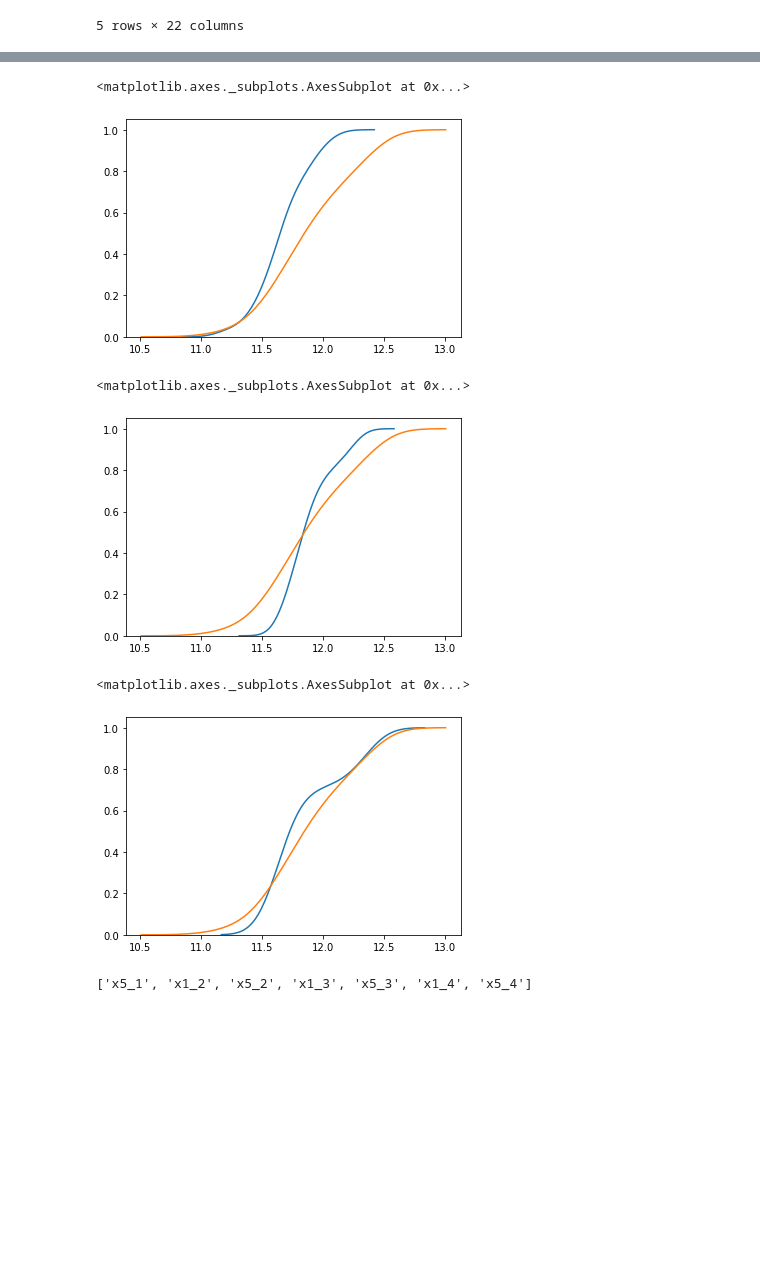
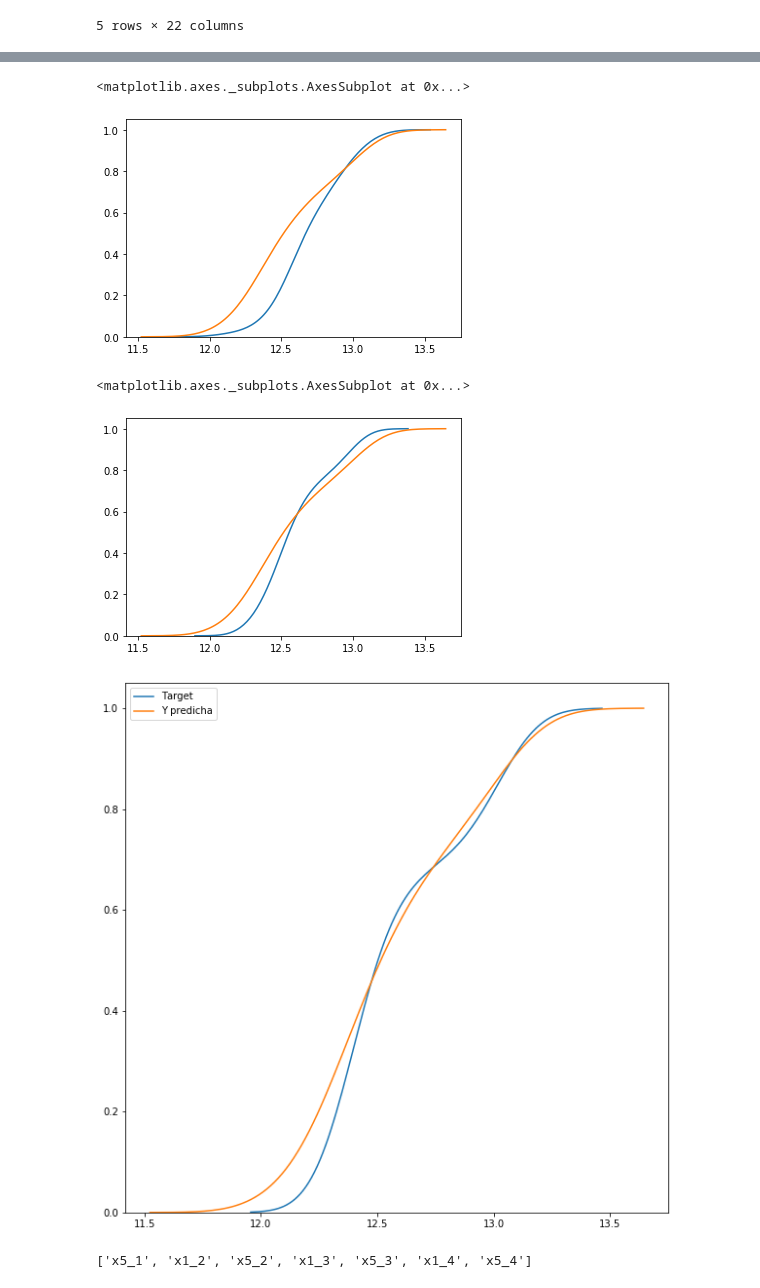
Before and after one commit to MVolterra/AMV-TEAM-2, a Jupyter notebook: Modelo.ipynb, the cells around one changed output, grey strips where cells are left out. Cells and saved outputs as stored; diff of their text form; code cells hidden in the pictures; blank space fills up the shorter version.

```diff
--- a/Modelo.ipynb
+++ b/Modelo.ipynb
@@ -90,6 +97,8 @@ for k in range(4):
     t['x4_%d'%(k+1)]=t.w.map(lambda x:(aux1[(aux1.w<=x)&(aux1.w>=x-k)][['CustomerID','Importe']].groupby('CustomerID').count().Importe>1)
                     .astype(int).sum())
     t['x5_%d'%(k+1)]=t.w.map(lambda x:(aux2[(aux2.w<=x)&(aux2.w>=x-k)].Importe>1).astype(int).sum())
+#Target
+t['target']=t.w.map(lambda x:Ventas[(Ventas.w<=x+2)&(Ventas.w>=x+1)].Importe.sum())
 t.head()
 # %% [output]
 |  | w | x1_1 | x2_1 | x3_1 | x4_1 | x5_1 | x1_2 | x2_2 | x3_2 | x4_2 | ... | ... |
@@ -102,7 +110,0 @@ t.head()
-# %%
-aux=Ventas[['w','Importe']].groupby('w').sum().reset_index()
-t['w0']=t.w + 2
-t = t.merge(aux,left_on=['w0'],right_on=['w'],how='left')
-t.drop(['w0','w_y'],axis=1,inplace=True)
-t.rename(columns={'Importe':'target','w_x':'w'},inplace=True)
-t.head()
@@ -178,5 +174,5 @@ print(mean_absolute_error(y_pred=modelo1.predict(Xv),y_true=yv))
 # %%
-param = dict(C=np.arange(0,20,0.1))
+param = dict(C=np.arange(0,30,0.1))
 grid = GridSearchCV(param_grid=param,cv=3,estimator=modelo2,n_jobs=-1,
                     error_score='mean_absolute_error',verbose=True)
 grid.fit(Xt,yt)
@@ -217,6 +212,6 @@ print(mean_absolute_error(y_pred=modelo_pasivo.predict(Xv),y_true=yv))
 # %%
-param2 = dict(C=np.arange(0,100,.1),kernel=['poly', 'rbf'])
-grid2 = GridSearchCV(param_grid=param2,cv=3,estimator=modelo3,n_jobs=-1,
+param2 = dict(C=np.arange(0,50,.1),kernel=['linear','poly', 'rbf'])
+grid2 = GridSearchCV(param_grid=param2,cv=4,estimator=modelo3,n_jobs=-1,
                     verbose=True)
 grid2.fit(Xt,yt)
 # %% [output]
@@ -333,19 +327,21 @@ sns.distplot(Y[['y^1']],hist=False,kde_kws={'cumulative':True})
 sns.distplot(Y[['target']],hist=False,kde_kws={'cumulative':True})
 # %% [output]
 <matplotlib.axes._subplots.AxesSubplot at 0x...>
-[figure, old version]
+[figure, new version]
 # %%
 sns.distplot(Y[['y^2']],hist=False,kde_kws={'cumulative':True})
 sns.distplot(Y[['target']],hist=False,kde_kws={'cumulative':True})
 # %% [output]
 <matplotlib.axes._subplots.AxesSubplot at 0x...>
-[figure, old version]
+[figure, new version]
 # %%
-sns.distplot(Y[['y^3']],hist=False,kde_kws={'cumulative':True})
-sns.distplot(Y[['target']],hist=False,kde_kws={'cumulative':True})
+plt.figure(figsize=(10,10))
+sns.distplot(Y[['y^3']],hist=False,kde_kws={'cumulative':True},label='Target')
+sns.distplot(Y[['target']],hist=False,kde_kws={'cumulative':True},label='Y predicha')
+
+plt.show()
 # %% [output]
-<matplotlib.axes._subplots.AxesSubplot at 0x...>
-[figure, old version]
+[figure, new version]
 # %%
 from sklearn.feature_selection import SelectKBest
 from sklearn.feature_selection import f_regression
```
Also changed, not shown: parts of 21 cells of this notebook.
